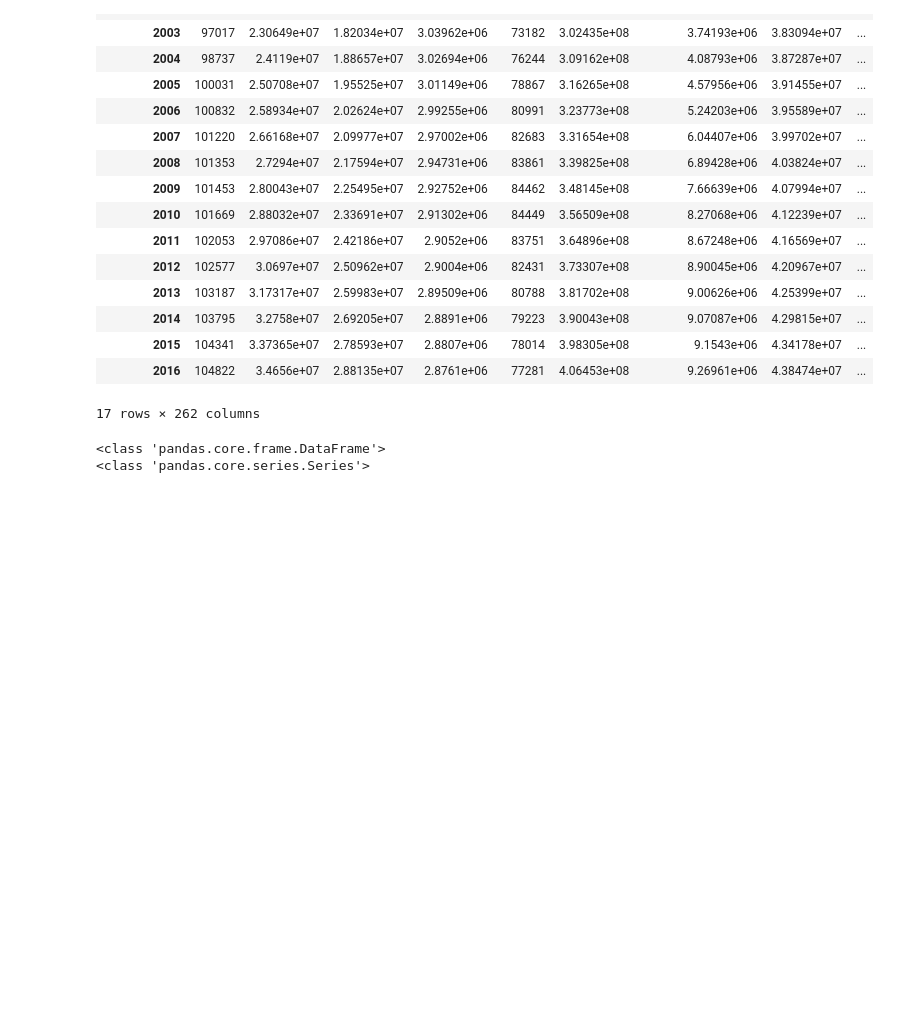
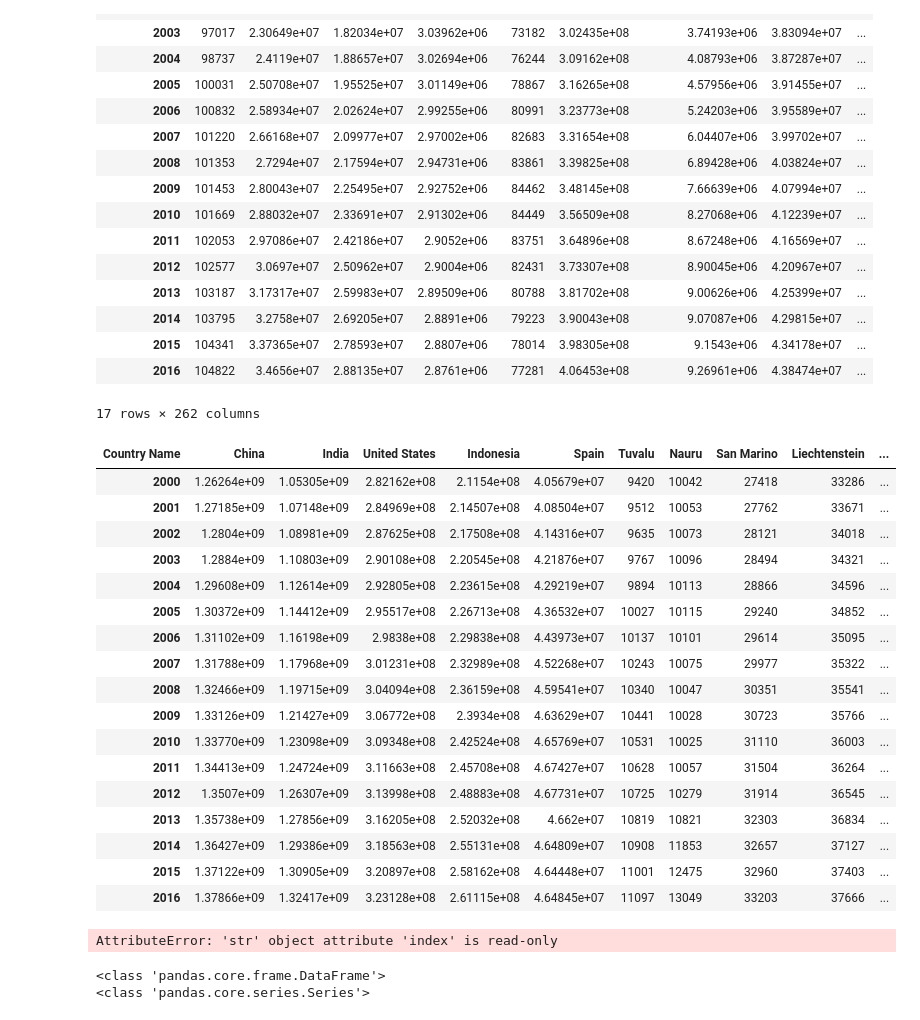
Before and after one commit to LiviaCanet/datamad0119, a Jupyter notebook: module-1/pipelines-project/your-code/demo_wrangling.ipynb, the cells around one changed output. Saved outputs shown, nothing was run; the diff lists cells and outputs as text; code cells hidden in the pictures; blank space fills up the shorter version.

```diff
--- a/module-1/pipelines-project/your-code/demo_wrangling.ipynb
+++ b/module-1/pipelines-project/your-code/demo_wrangling.ipynb
@@ -180,6 +180,39 @@ demoT
 | 2015 | 104341 | 3.37365e+07 | 2.78593e+07 | 2.8807e+06 | 78014 | 3.98305e+08 | 9.1543e+06 | 4.34178e+07 | ... |
 | 2016 | 104822 | 3.4656e+07 | 2.88135e+07 | 2.8761e+06 | 77281 | 4.06453e+08 | 9.26961e+06 | 4.38474e+07 | ... |
 17 rows × 262 columns
+# %%
+#Vamos a crear una tabla con los 4 países más poblados y los 4 países menos poblados. Queremos comparar su crecimiento de población con el de España y el total de crecimiento de población mundial.
+
+demoT_pob = demoT[['China', 'India', 'United States', 'Indonesia', 'Spain', 'Tuvalu', 'Nauru', 'San Marino', 'Liechtenstein', 'World']].copy()
+demoT_pob
+# %% [output]
+| Country Name | China | India | United States | Indonesia | Spain | Tuvalu | Nauru | San Marino | Liechtenstein | ... |
+| 2000 | 1.26264e+09 | 1.05305e+09 | 2.82162e+08 | 2.1154e+08 | 4.05679e+07 | 9420 | 10042 | 27418 | 33286 | ... |
+| 2001 | 1.27185e+09 | 1.07148e+09 | 2.84969e+08 | 2.14507e+08 | 4.08504e+07 | 9512 | 10053 | 27762 | 33671 | ... |
+| 2002 | 1.2804e+09 | 1.08981e+09 | 2.87625e+08 | 2.17508e+08 | 4.14316e+07 | 9635 | 10073 | 28121 | 34018 | ... |
+| 2003 | 1.2884e+09 | 1.10803e+09 | 2.90108e+08 | 2.20545e+08 | 4.21876e+07 | 9767 | 10096 | 28494 | 34321 | ... |
+| 2004 | 1.29608e+09 | 1.12614e+09 | 2.92805e+08 | 2.23615e+08 | 4.29219e+07 | 9894 | 10113 | 28866 | 34596 | ... |
+| 2005 | 1.30372e+09 | 1.14412e+09 | 2.95517e+08 | 2.26713e+08 | 4.36532e+07 | 10027 | 10115 | 29240 | 34852 | ... |
+| 2006 | 1.31102e+09 | 1.16198e+09 | 2.9838e+08 | 2.29838e+08 | 4.43973e+07 | 10137 | 10101 | 29614 | 35095 | ... |
+| 2007 | 1.31788e+09 | 1.17968e+09 | 3.01231e+08 | 2.32989e+08 | 4.52268e+07 | 10243 | 10075 | 29977 | 35322 | ... |
+| 2008 | 1.32466e+09 | 1.19715e+09 | 3.04094e+08 | 2.36159e+08 | 4.59541e+07 | 10340 | 10047 | 30351 | 35541 | ... |
+| 2009 | 1.33126e+09 | 1.21427e+09 | 3.06772e+08 | 2.3934e+08 | 4.63629e+07 | 10441 | 10028 | 30723 | 35766 | ... |
+| 2010 | 1.33770e+09 | 1.23098e+09 | 3.09348e+08 | 2.42524e+08 | 4.65769e+07 | 10531 | 10025 | 31110 | 36003 | ... |
+| 2011 | 1.34413e+09 | 1.24724e+09 | 3.11663e+08 | 2.45708e+08 | 4.67427e+07 | 10628 | 10057 | 31504 | 36264 | ... |
+| 2012 | 1.3507e+09 | 1.26307e+09 | 3.13998e+08 | 2.48883e+08 | 4.67731e+07 | 10725 | 10279 | 31914 | 36545 | ... |
+| 2013 | 1.35738e+09 | 1.27856e+09 | 3.16205e+08 | 2.52032e+08 | 4.662e+07 | 10819 | 10821 | 32303 | 36834 | ... |
+| 2014 | 1.36427e+09 | 1.29386e+09 | 3.18563e+08 | 2.55131e+08 | 4.64809e+07 | 10908 | 11853 | 32657 | 37127 | ... |
+| 2015 | 1.37122e+09 | 1.30905e+09 | 3.20897e+08 | 2.58162e+08 | 4.64448e+07 | 11001 | 12475 | 32960 | 37403 | ... |
+| 2016 | 1.37866e+09 | 1.32417e+09 | 3.23128e+08 | 2.61115e+08 | 4.64845e+07 | 11097 | 13049 | 33203 | 37666 | ... |
+# %%
+#Creamos un gráfico de la población para que sea más visual la comparación.
+
+df = demoT_pob, index=demoT_pob.index, columns= ['China', 'India', 'United States', 'Indonesia', 'Spain', 'Tuvalu', 'Nauru', 'San Marino', 'Liechtenstein', 'World']
+df = df.cumsum()
+
+plt.figure(); df.plot(); plt.legend(loc='best')
+# %% [output]
+AttributeError: 'str' object attribute 'index' is read-only
 # %%
 #Ahora, podemos aplicar el pct_change() porque cada columna es una series.
 
```
Also changed, not shown: parts of 2 cells of this notebook.
